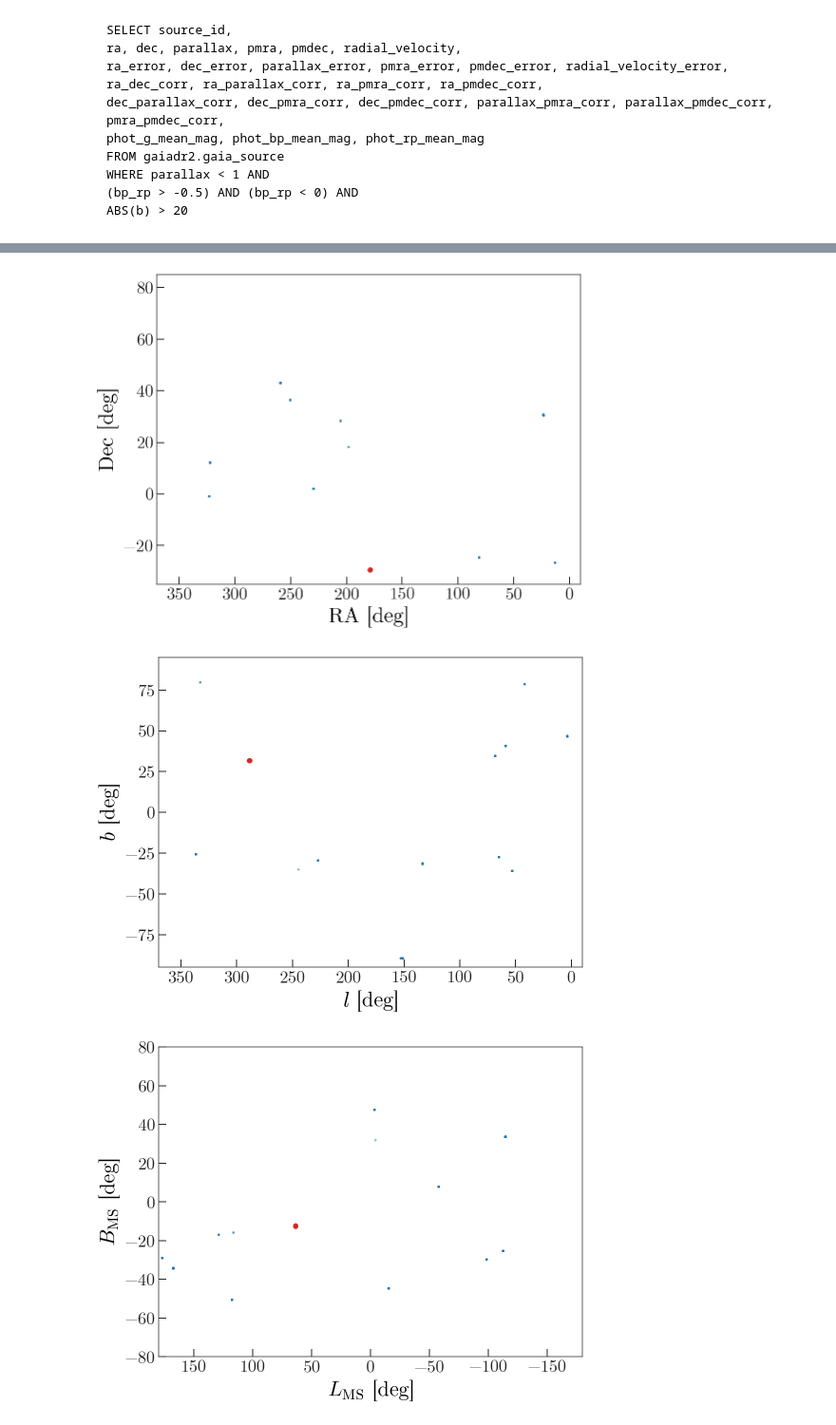
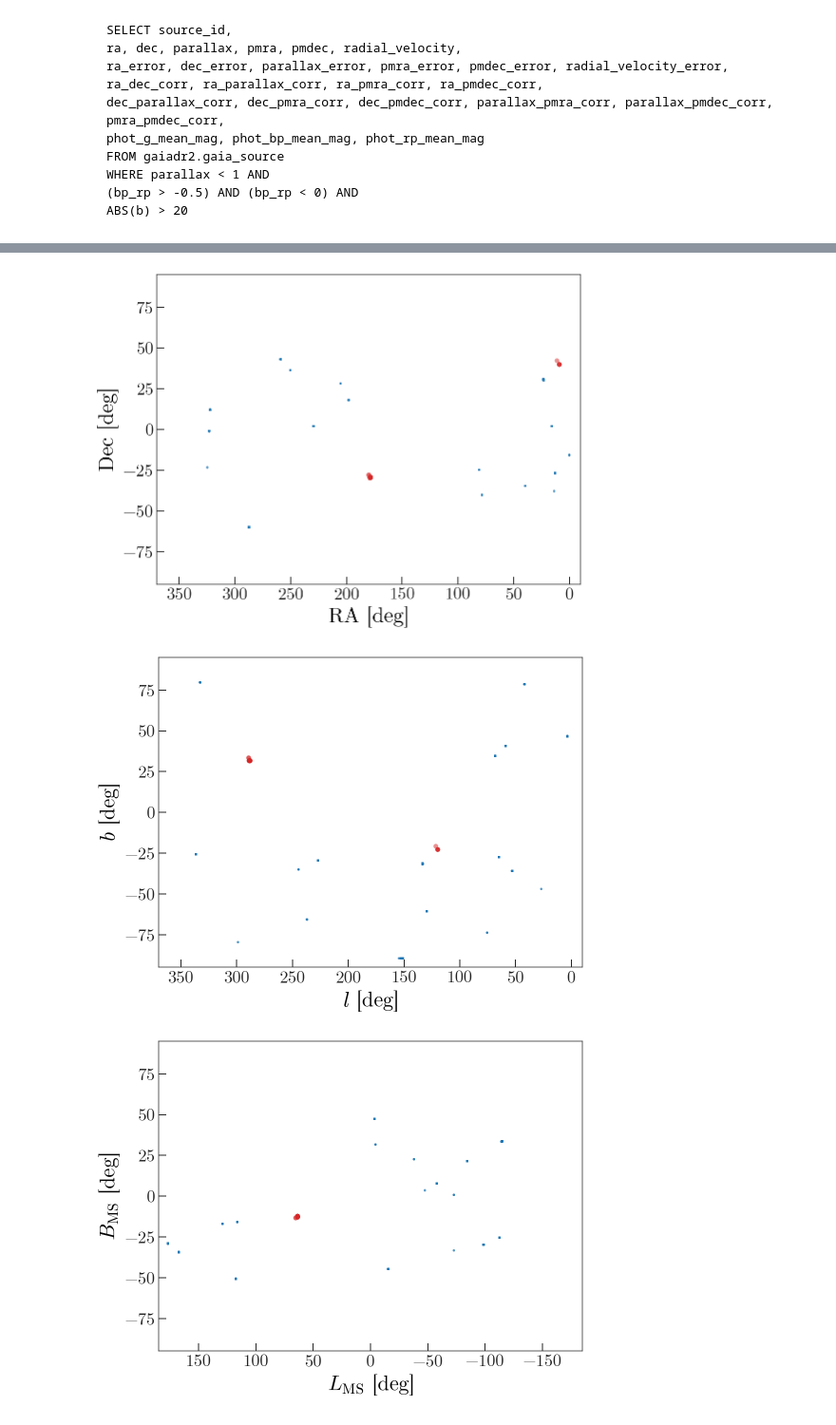
Before and after one commit to adrn/dr2-lmc-cluster, a Jupyter notebook: notebooks/1-blue-comoving-search.ipynb, the cells around one changed output, grey strips where cells are left out. Shown: that part at 95% size. Cells and saved outputs as stored; diff of their text form; code cells hidden in the pictures.

```diff
--- a/notebooks/1-blue-comoving-search.ipynb
+++ b/notebooks/1-blue-comoving-search.ipynb
@@ -82,7 +82,7 @@ smc_c = coord.SkyCoord(ra=13*u.deg, dec=-73*u.deg)
 g = GaiaData('../data/blue-distant-b20-result.fits')
 c = g.get_skycoord(distance=False)
 
-mask = ((g.phot_g_mean_mag < 19.*u.mag) &
+mask = ((g.phot_g_mean_mag < 20.*u.mag) &
         (c.separation(lmc_c) > 15*u.deg) &
         (c.separation(smc_c) > 8*u.deg))
 g = g[mask]
@@ -151,5 +151,5 @@ Text(0.5,0,'group size')
 # %%
-group_size_lim = 8
+group_size_lim = 4
 n_groups = len(df.groupby('idx1').filter(lambda x: len(x) >= group_size_lim).groupby('idx1'))
 print('{0} groups with >= {1} members'.format(n_groups, group_size_lim))
 # %% [output]
@@ -183,40 +183,40 @@ ax.plot(mean_ra[mean_sep > 1*u.deg], mean_dec[mean_sep > 1*u.deg],
         marker='o', ls='none', alpha=0.5, color='tab:red')
 
 ax.set_xlim(370, -10)
-ax.set_ylim(-35, 85)
+ax.set_ylim(-95, 95)
 ax.set_xlabel('RA [deg]')
 ax.set_ylabel('Dec [deg]')
 
 # ----
 
 fig, ax = plt.subplots(1, 1, figsize=(8, 6))
 
 ax.plot(mean_c.galactic.l[mean_sep < 1*u.deg], mean_c.galactic.b[mean_sep < 1*u.deg],
         marker='.', ls='none', alpha=0.5, color='tab:blue')
 ax.plot(mean_c.galactic.l[mean_sep > 1*u.deg], mean_c.galactic.b[mean_sep > 1*u.deg],
         marker='o', ls='none', alpha=0.5, color='tab:red')
 
 ax.set_xlim(370, -10)
 ax.set_ylim(-95, 95)
 ax.set_xlabel('$l$ [deg]')
 ax.set_ylabel('$b$ [deg]')
 
 # ----
 
 fig, ax = plt.subplots(1, 1, figsize=(8, 6))
 
 _c = mean_c.transform_to(gc.MagellanicStream)
 ax.plot(_c.L.wrap_at(180*u.deg)[mean_sep < 1*u.deg], _c.B[mean_sep < 1*u.deg],
         marker='.', ls='none', alpha=0.5, color='tab:blue')
 ax.plot(_c.L[mean_sep > 1*u.deg], _c.B[mean_sep > 1*u.deg],
         marker='o', ls='none', alpha=0.5, color='tab:red')
 
-ax.set_xlim(180, -180)
-ax.set_ylim(-80, 80)
+ax.set_xlim(185, -185)
+ax.set_ylim(-95, 95)
 ax.set_xlabel(r'$L_{\rm MS}$ [deg]')
 ax.set_ylabel(r'$B_{\rm MS}$ [deg]')
 # %% [output]
 Text(0,0.5,'$B_{\\rm MS}$ [deg]')
-[figure, old version]
+[figure, new version]
-[figure, old version]
+[figure, new version]
-[figure, old version]
+[figure, new version]
```
Also changed, not shown: parts of 7 cells of this notebook, 8 other files.
